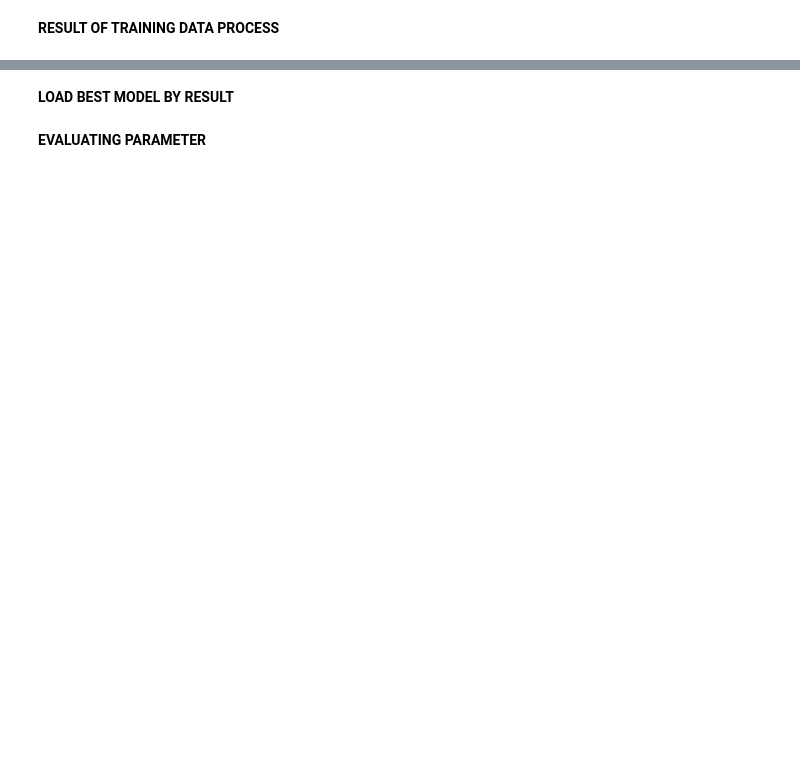
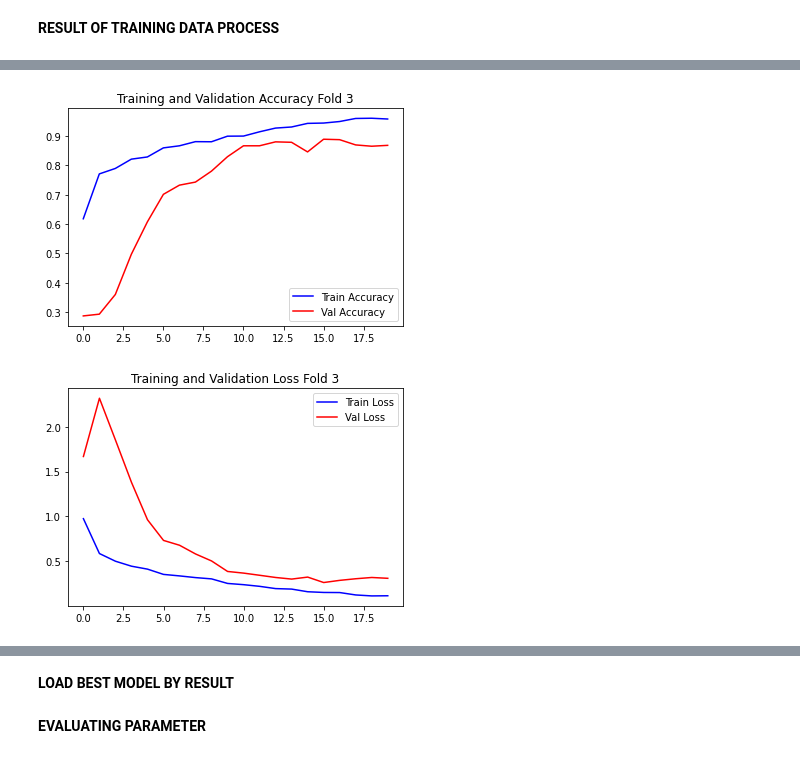
Before and after one commit to avishatr/TA, a Jupyter notebook: alexnet-corn-or-maize-disease-detectection.ipynb, the cells around one changed output, grey strips where cells are left out. Drawn from its saved outputs; the diff is of its cells as text; code cells hidden in the pictures; blank space fills up the shorter version.

```diff
--- a/alexnet-corn-or-maize-disease-detectection.ipynb
+++ b/alexnet-corn-or-maize-disease-detectection.ipynb
@@ -254,22 +326,25 @@ plt.show()
 # %%
 #FOLD 3
 #Train and validation accuracy
 plt.title('Training and Validation Accuracy Fold 3')
 plt.plot(model_history[2].history['accuracy'], label='Train Accuracy', color='blue', )
 plt.plot(model_history[2].history['val_accuracy'], label='Val Accuracy', color='red', )
 plt.legend()
 plt.savefig("Accuracy_fold 3.jpg")
 plt.show()
 
 plt.figure()
 
 #Train and validation loss
-plt.title('Training and Validation Accuracy Fold 3')
+plt.title('Training and Validation Loss Fold 3')
 plt.plot(model_history[2].history['loss'], label='Train Loss', color='blue', )
 plt.plot(model_history[2].history['val_loss'], label='Val Loss', color='red', )
 plt.legend()
 plt.savefig("Loss_fold 3.jpg")
 plt.show()
+# %% [output]
+[figure, added]
+[figure, added]
 # %%
 #FOLD 4
 #Train and validation accuracy
```
Also changed, not shown: parts of 19 cells of this notebook.
